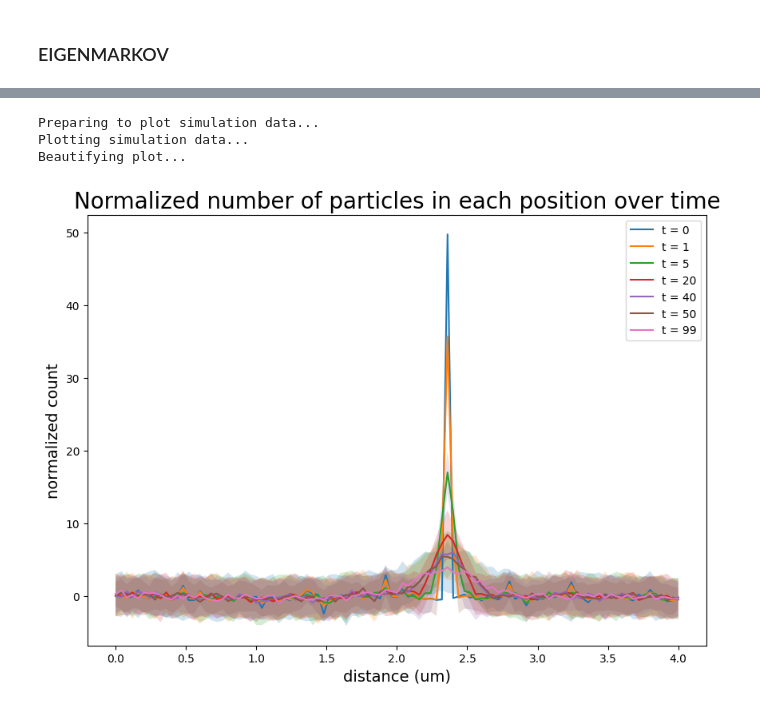
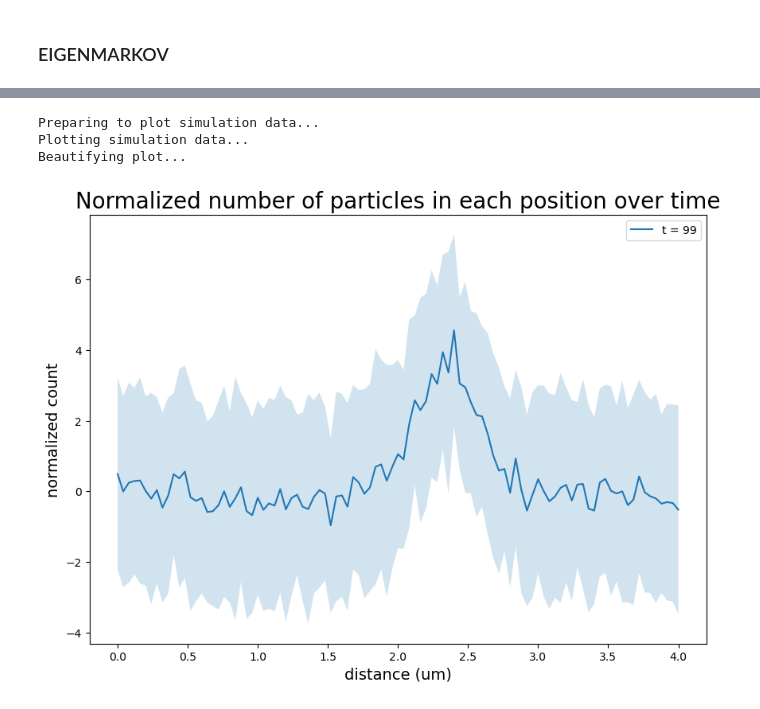
Before and after one commit to margotwagner/diffusion-model, a Jupyter notebook: notebooks/eme-scale-exp.ipynb, the cells around one changed output, grey strips where cells are left out. Saved outputs shown, nothing was run; the diff lists cells and outputs as text; code cells hidden in the pictures.

```diff
--- a/notebooks/eme-scale-exp.ipynb
+++ b/notebooks/eme-scale-exp.ipynb
@@ -207,7 +204,7 @@ Beautifying plot...
 # %%
-plotter.plot_multiruns_time([0, 1, 5, 20, 40, 50, 99])
+plotter.plot_multiruns_time([99])
 # %% [output]
 Preparing to plot simulation data...
 Plotting simulation data...
 Beautifying plot...
-[figure, old version]
+[figure, new version]
```
Also changed, not shown: parts of 7 cells of this notebook, 4 other files.
